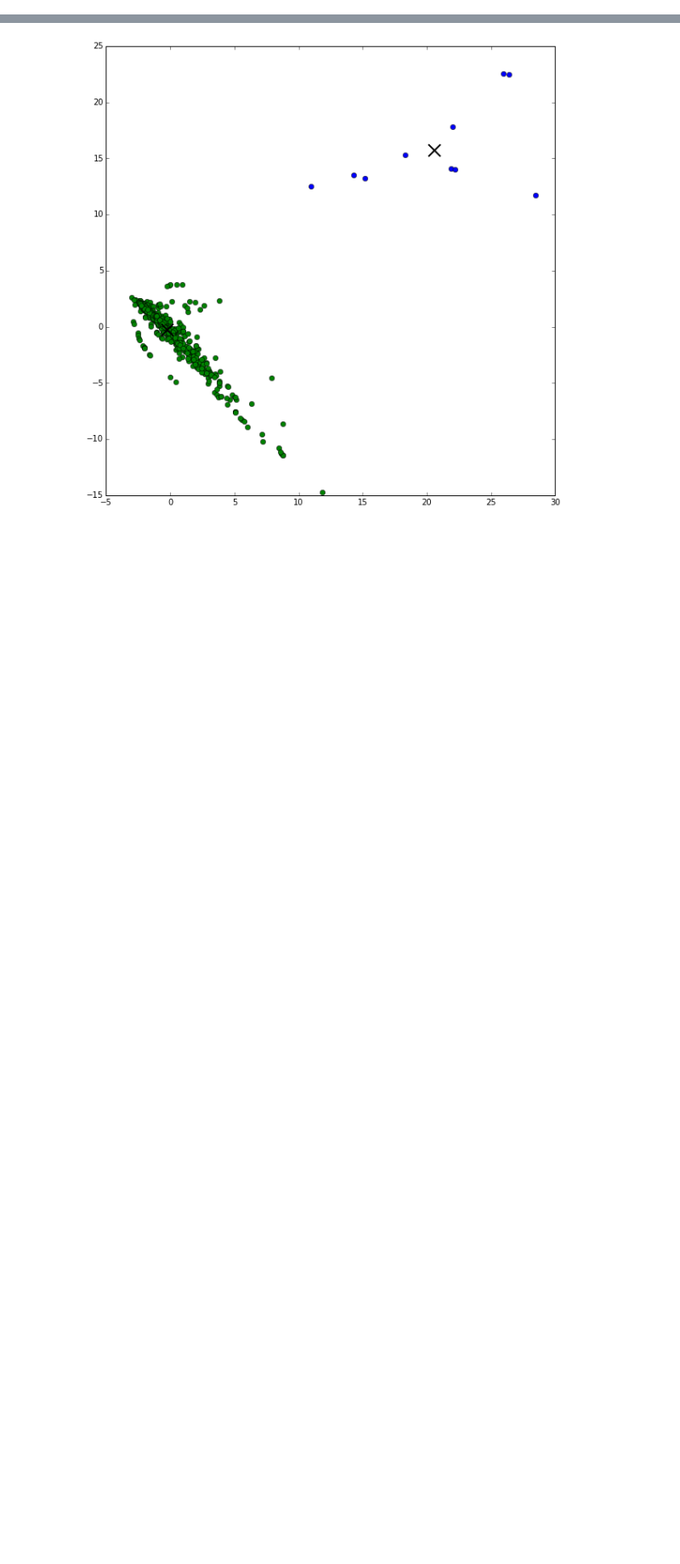
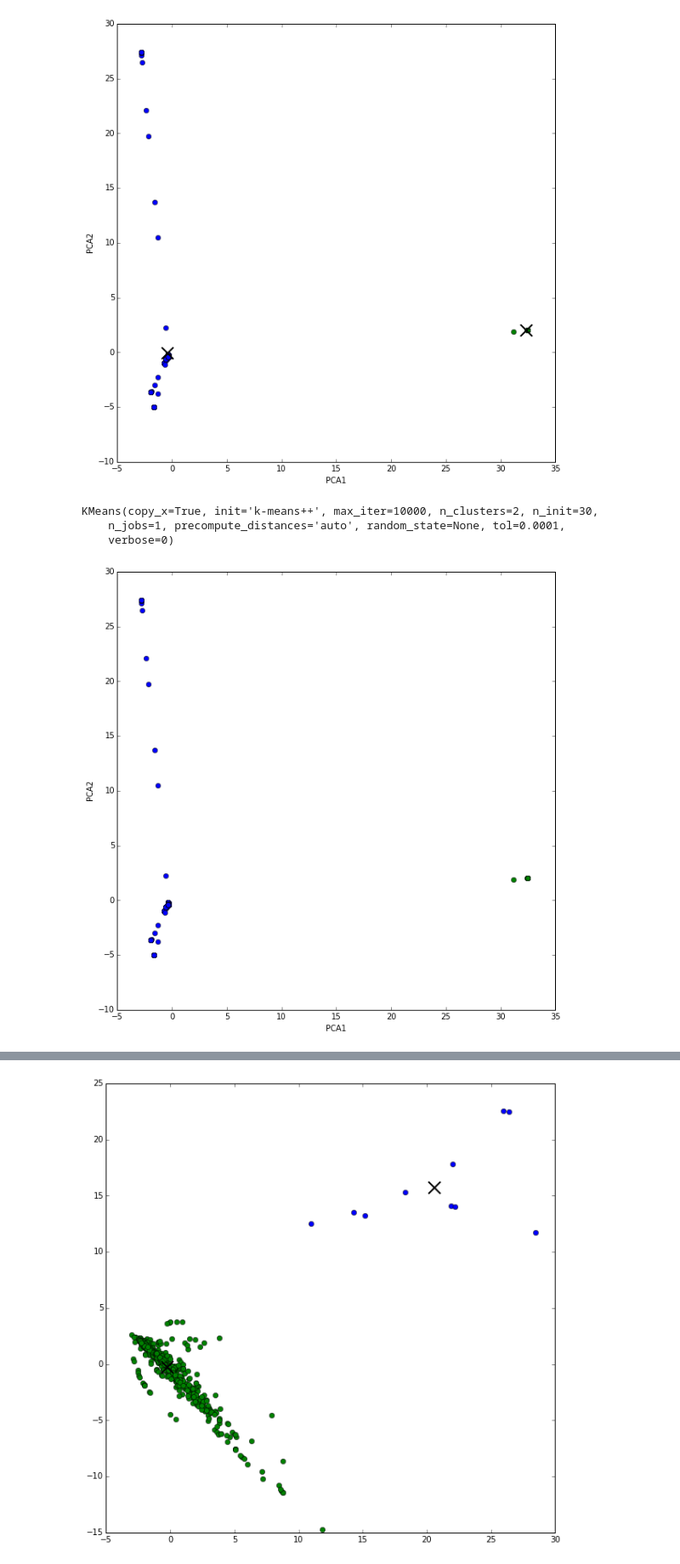
Before and after one commit to dingchaoz/machine_learning, a Jupyter notebook: HW4/Clustering_play.ipynb, the cells around one changed output, grey strips where cells are left out. Shown at 85% size. Drawn from its saved outputs; the diff is of its cells as text; code cells hidden in the pictures; blank space fills up the shorter version.

```diff
--- a/HW4/Clustering_play.ipynb
+++ b/HW4/Clustering_play.ipynb
@@ -148,0 +164,21 @@ DBSCAN(algorithm='auto', eps=0.5, leaf_size=30, metric='euclidean',
+# %%
+## look at N3 and N4
+for X in [N3, N4]:
+    ### PCA
+    X = getPCA(X, n=6)
+    k = 2
+
+    ### K-Means cluster
+    print(getKM(X,k))
+
+    ### GMM with covariance_type = full
+    print(getGMM(X,k))
+
+    ### DBSCAN
+    print(getDBS(X))
+# %% [output]
+[figure, added]
+KMeans(copy_x=True, init='k-means++', max_iter=10000, n_clusters=2, n_init=30,
+    n_jobs=1, precompute_distances='auto', random_state=None, tol=0.0001,
+    verbose=0)
+[figure, added]
```
Also changed, not shown: parts of 6 cells of this notebook, 6 other files.
